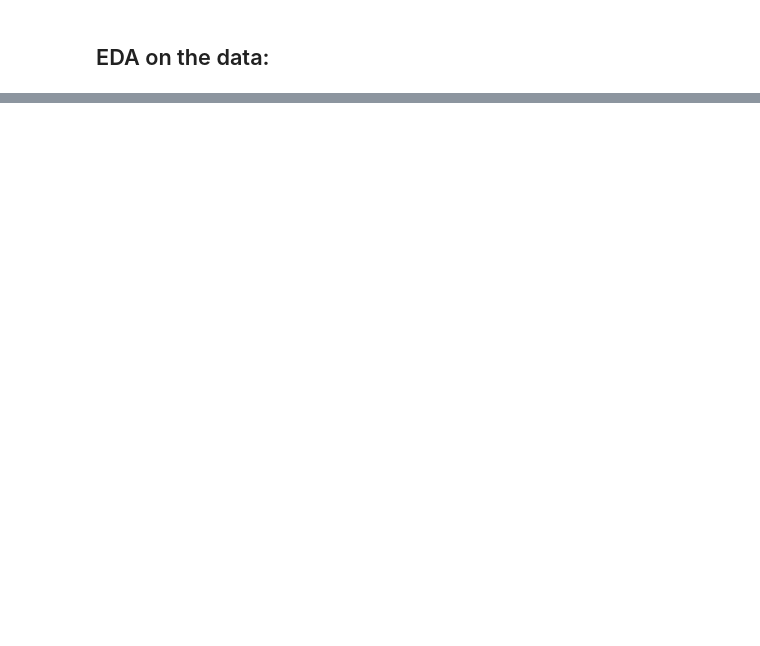
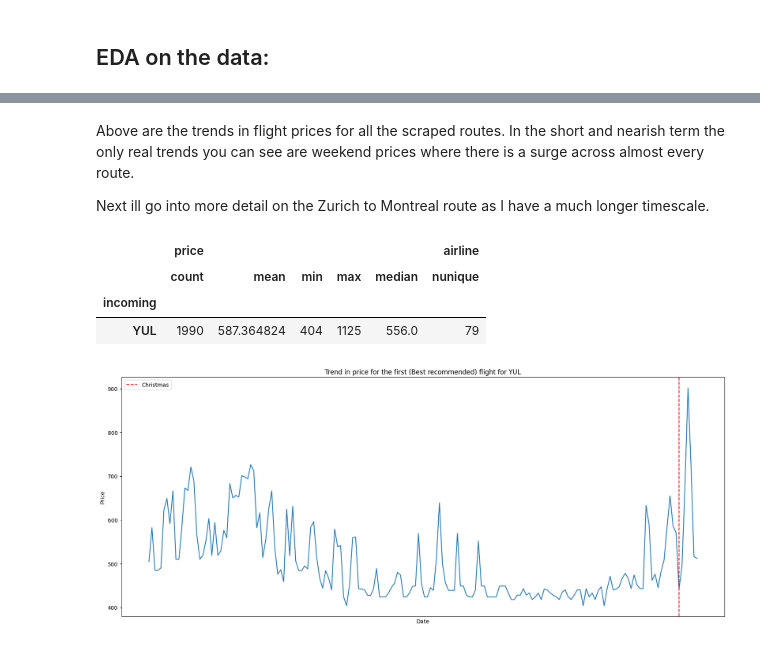
Before and after one commit to r9119/FPT, a Jupyter notebook: Notebooks/Google_Flights.ipynb, the cells around one changed output, grey strips where cells are left out. Cells and saved outputs as stored; diff of their text form; code cells hidden in the pictures; blank space fills up the shorter version.

```diff
--- a/Notebooks/Google_Flights.ipynb
+++ b/Notebooks/Google_Flights.ipynb
@@ -844,0 +915,39 @@ temp
+# %% [markdown]
+Above are the trends in flight prices for all the scraped routes. In the short and nearish term the only real trends you can see are weekend prices where there is a surge across almost every route.
+
+Next ill go into more detail on the Zurich to Montreal route as I have a much longer timescale.
+# %%
+# Group by incoming and get the number of flights, unique airlines and average price
+price_stats_yul = price_df_long.groupby('incoming').agg({'price': ['count', 'mean', 'min', 'max', 'median'], 'airline': 'nunique'})
+
+price_stats_yul
+# %% [output]
+|  | price |  |  |  |  | airline |
+|  | count | mean | min | max | median | nunique |
+| incoming |  |  |  |  |  |  |
+| YUL | 1990 | 587.364824 | 404 | 1125 | 556.0 | 79 |
+# %%
+# Convert the dates to datetime
+price_df_long['departure_date'] = pd.to_datetime(price_df_long['departure_date'])
+price_df_long['return_date'] = pd.to_datetime(price_df_long['return_date'])
+# %%
+# Plot the trend in price for the first (Best recommended)
+temp_data = []
+for date in price_df_long['departure_date'].unique():
+    temp_data.append(price_df_long[price_df_long['departure_date'] == date]['price'].iloc[0])
+
+fig, ax = plt.subplots(figsize=(20, 8))
+
+ax.plot(price_df_long['departure_date'].unique(), temp_data)
+
+# Add annotation for christmas
+ax.axvline(pd.to_datetime('2024-12-25'), color='red', linestyle='--', label='Christmas')
+
+ax.set_title('Trend in price for the first (Best recommended) flight for YUL')
+ax.set_xlabel('Date')
+ax.set_ylabel('Price')
+plt.legend()
+plt.xticks([])
+plt.show()
+# %% [output]
+[figure, added]
```
Also changed, not shown: parts of 11 cells of this notebook, 2 other files.
